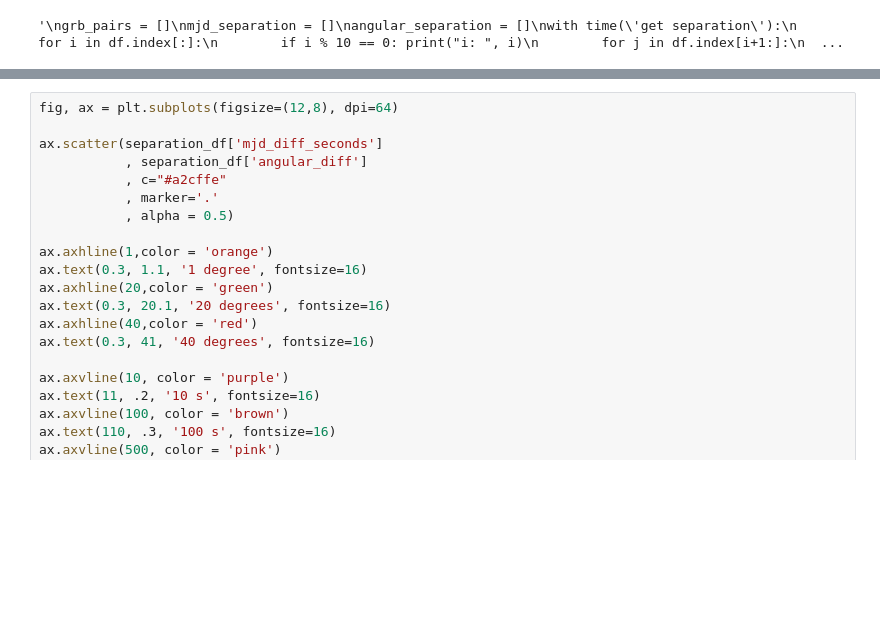
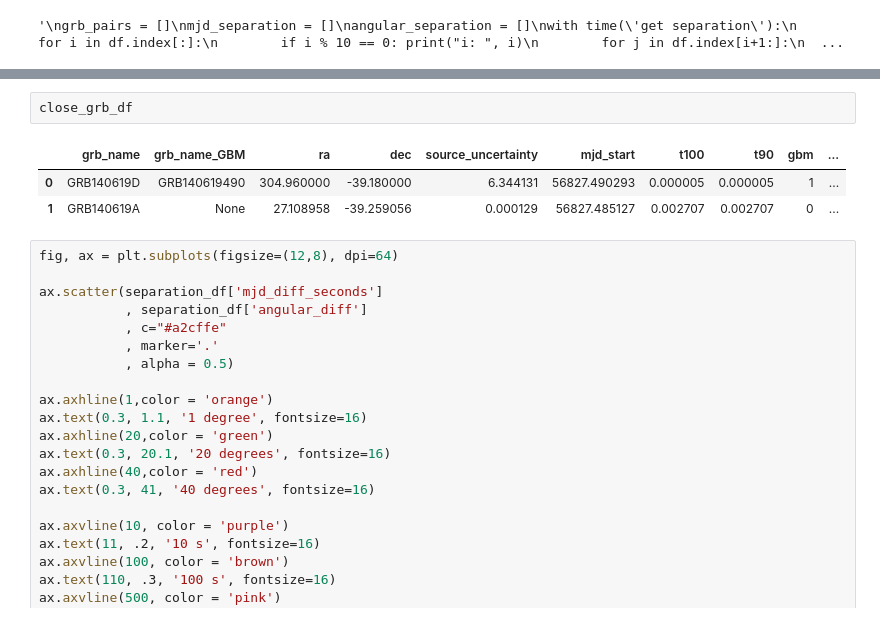
Before and after one commit to ChujieChen/greco_grb, a Jupyter notebook: notebooks/00_plotting.ipynb, the cells around one changed output, grey strips where cells are left out. Saved outputs shown, nothing was run; the diff lists cells and outputs as text; blank space fills up the shorter version.

```diff
--- a/notebooks/00_plotting.ipynb
+++ b/notebooks/00_plotting.ipynb
@@ -390,3 +455,9 @@ separation_df.head()
+# %%
+close_grb_df
+# %% [output]
+|  | grb_name | grb_name_GBM | ra | dec | source_uncertainty | mjd_start | t100 | t90 | gbm | ... |
+| 0 | GRB140619D | GRB140619490 | 304.960000 | -39.180000 | 6.344131 | 56827.490293 | 0.000005 | 0.000005 | 1 | ... |
+| 1 | GRB140619A | None | 27.108958 | -39.259056 | 0.000129 | 56827.485127 | 0.002707 | 0.002707 | 0 | ... |
 # %%
 fig, ax = plt.subplots(figsize=(12,8), dpi=64)
 
```
Also changed, not shown: parts of 9 cells of this notebook, 11 other files.
